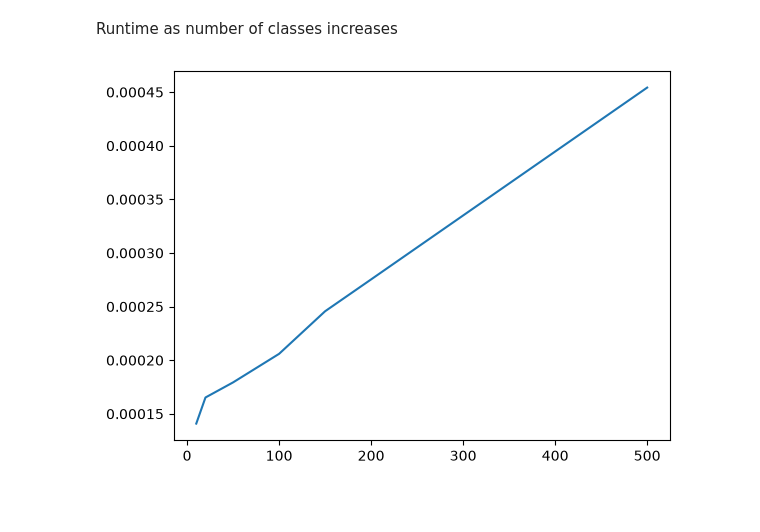
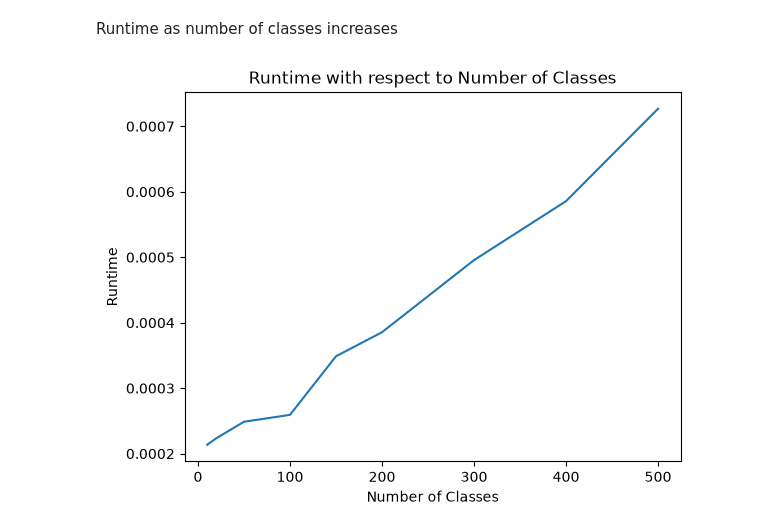
Before and after one commit to enkennedy/cs340_project, a Jupyter notebook: time_analysis/time_analysis.ipynb, the cells around one changed output. Saved outputs shown, nothing was run; the diff lists cells and outputs as text; code cells hidden in the pictures; blank space fills up the shorter version.

```diff
--- a/time_analysis/time_analysis.ipynb
+++ b/time_analysis/time_analysis.ipynb
@@ -31,10 +34,13 @@ plt.show()
 # %% [markdown]
 Runtime as number of classes increases
 # %%
-numClasses = [10, 20, 50, 100, 150, 200, 500]
-times = [0.00014087511226534843, 0.00016520777717232704, 0.0001792912371456623, 0.0002059158869087696, 0.00024562515318393707, 0.00027533387765288353, 0.0004542078822851181]
+numClasses = [10, 20, 50, 100, 150, 200, 300, 400, 500]
+times2 = [0.00021366728469729424, 0.00022354209795594215, 0.0002487082965672016, 0.0002592499367892742, 0.0003487090580165386, 0.0003854576498270035, 0.0004955842159688473, 0.0005856668576598167, 0.0007268749177455902]
 
-plt.plot(numClasses, times)
+plt.plot(numClasses, times2)
+plt.xlabel("Number of Classes")
+plt.ylabel("Runtime")
+plt.title("Runtime with respect to Number of Classes")
 plt.show()
 # %% [output]
-[figure, old version]
+[figure, new version]
```
Also changed, not shown: parts of 1 cell of this notebook, 12 other files.
